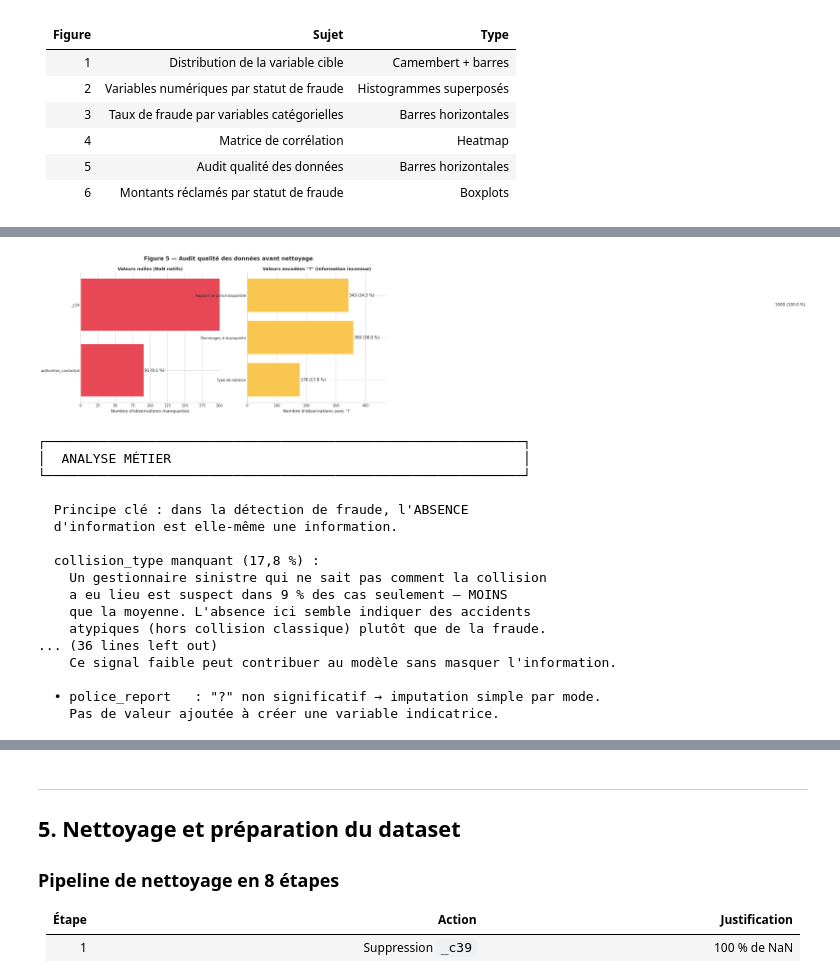
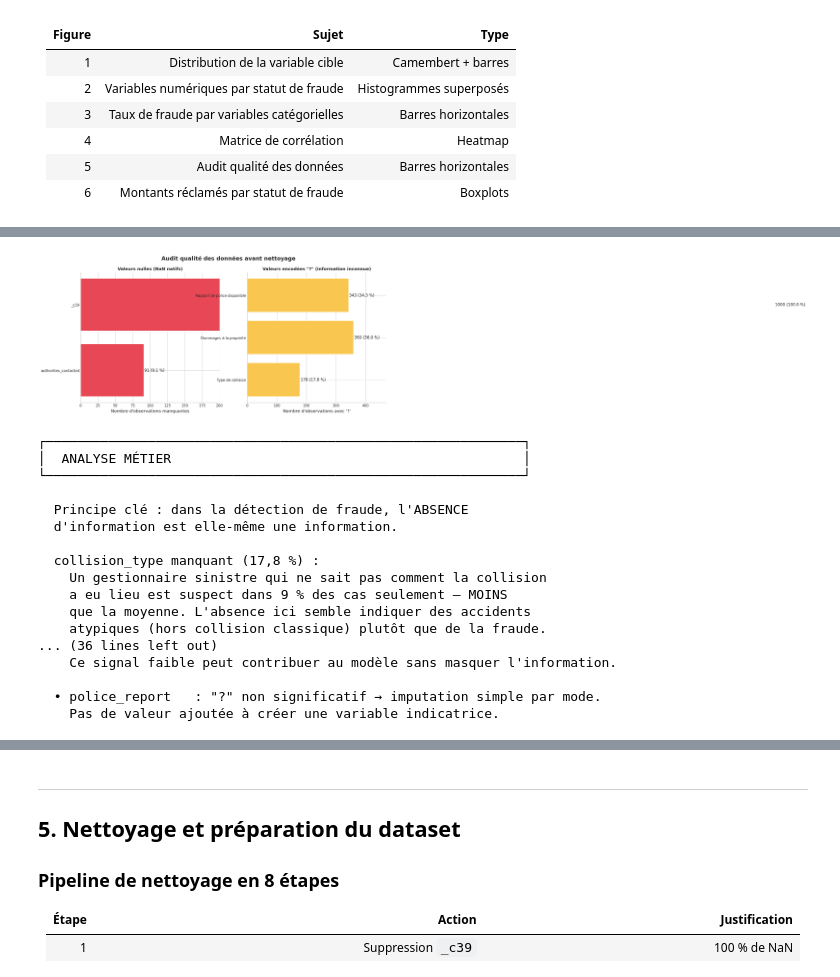
Before and after one commit to DataScientest-Studio/sep25cds_predisinistre, a Jupyter notebook: reports/Pre_Sinistre_Rendu1.ipynb, the cells around one changed output, grey strips where cells are left out. Saved outputs shown, nothing was run; the diff lists cells and outputs as text; code cells hidden in the pictures.

```diff
--- a/reports/Pre_Sinistre_Rendu1.ipynb
+++ b/reports/Pre_Sinistre_Rendu1.ipynb
@@ -911,7 +911,7 @@ import warnings
 warnings.filterwarnings('ignore')
 
 fig, axes = plt.subplots(1, 2, figsize=(14, 6))
-fig.suptitle('Figure 5 — Audit qualité des données avant nettoyage',
+fig.suptitle('Audit qualité des données avant nettoyage',
              fontsize=14, fontweight='bold')
 
 # ── Gauche : NaN natifs ─────────────────────────────────────────
@@ -1012,34 +1012,34 @@ for col in ['collision_type', 'property_damage', 'police_report_available']:
     ct             = pd.crosstab(df_temp['unknown'], df_temp['fraud_bin'])
     chi2, p, _, _  = stats.chi2_contingency(ct)
     n              = ct.values.sum()
     cramers_v      = np.sqrt(chi2 / (n * (min(ct.shape) - 1)))
 
     if p < 0.05:
         if taux_inconnu > taux_connu:
             verdict = '✅ "?" = + fraude'
         else:
             verdict = '⚠️ "?" = - fraude'
     else:
         verdict = '❌ Non significatif'
 
     print(f'  {col:<30} {taux_connu:>12.3f} {taux_inconnu:>10.3f} {chi2:>7.2f} {p:>10.4f} {verdict:>20}')
 
 print()
 print('  Décisions de modélisation basées sur ces tests :')
 print()
 print('  • collision_type  : "?" MOINS frauduleux → imputation par mode conditionnel.')
 print('    Pas de variable indicatrice nécessaire (signal inverse = risque de bruit).')
 print()
 print('  • property_damage : "?" PLUS frauduleux (p=0.038) → créer une variable')
 print('    indicatrice "property_damage_unknown" (0/1) pour le Rendu 2.')
 print('    Ce signal faible peut contribuer au modèle sans masquer l\'information.')
 print()
 print('  • police_report   : "?" non significatif → imputation simple par mode.')
 print('    Pas de valeur ajoutée à créer une variable indicatrice.')
 
 df.drop(columns=['fraud_bin'], inplace=True)
 # %% [output]
-[figure, old version]
+[figure, new version]
 ┌─────────────────────────────────────────────────────────────┐
 │  ANALYSE MÉTIER                                             │
 └─────────────────────────────────────────────────────────────┘
```
Also changed, not shown: parts of 6 cells of this notebook, 7 other files.
